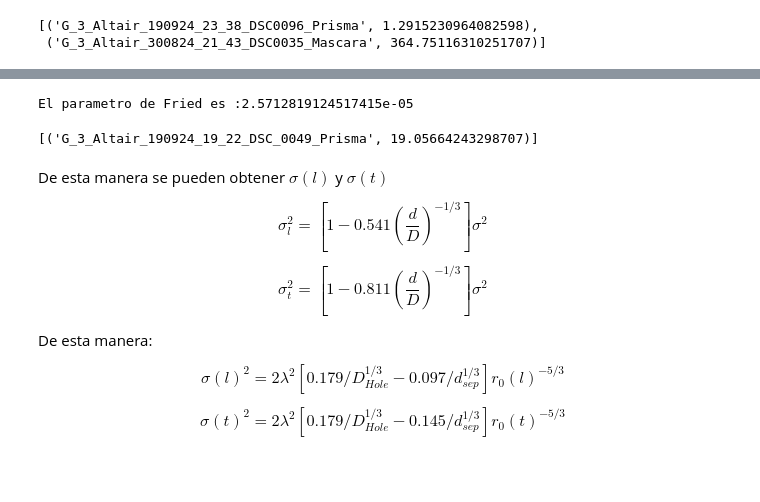
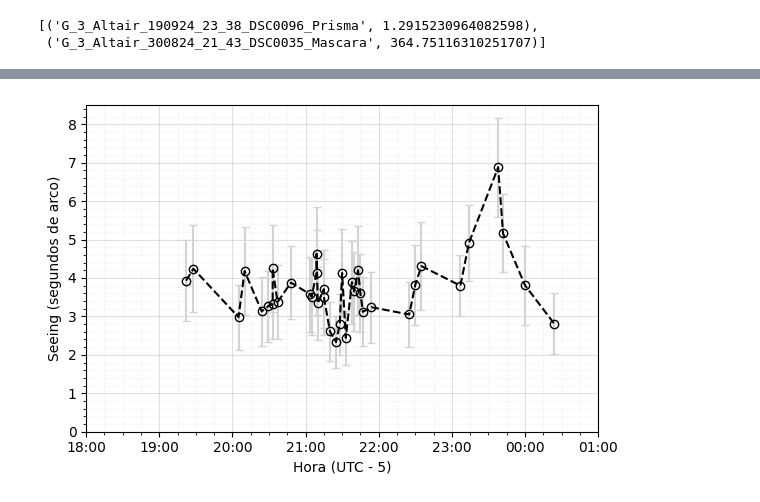
Before and after one commit to juagudeloo/Seeing-OAN, a Jupyter notebook: metodo_1_y_2.ipynb, the cells around one changed output, grey strips where cells are left out. Cells and saved outputs as stored; diff of their text form; code cells hidden in the pictures; blank space fills up the shorter version.

Commit message:
plot seeing DIMM

```diff
--- a/metodo_1_y_2.ipynb
+++ b/metodo_1_y_2.ipynb
@@ -306,29 +299,0 @@ print(r_0_1*10)
-# %%
-# Parametro de Fried
-print(f"El parametro de Fried es :{r_0}")
-# %% [output]
-El parametro de Fried es :2.5712819124517415e-05
-# %%
-seeing
-# %% [output]
-[('G_3_Altair_190924_19_22_DSC_0049_Prisma', 19.05664243298707)]
-# %% [markdown]
-De esta manera se pueden obtener $\sigma (l)$ y $\sigma (t)$
-
-$$
-\sigma_{l}^{2} = \left[1 - 0.541 \left(\frac{d}{D}\right)^{-1/3} \right] \sigma^{2}
-$$
-
-$$
-\sigma_{t}^{2} = \left[1 - 0.811 \left(\frac{d}{D}\right)^{-1/3} \right] \sigma^{2}
-$$
-
-De esta manera:
-
-$$
-\sigma (l)^2 = 2\lambda^2[0.179/D_{Hole}^{1/3} - 0.097/d_{sep}^{1/3}]r_0(l)^{-5/3}
-$$
-
-$$
-\sigma (t)^2 = 2\lambda^2[0.179/D_{Hole}^{1/3} - 0.145/d_{sep}^{1/3}]r_0(t)^{-5/3}
-$$
@@ -340,0 +300,51 @@ print(sq_mu_t)
+# %%
+import matplotlib.pyplot as plt
+import matplotlib.dates as mdates
+import pandas as pd
+from datetime import datetime, timedelta
+
+# Cargar datos
+df = pd.read_csv('DIMM_data.txt', sep='\t')
+
+# Convertir las horas a formato datetime ajustando rango
+df["Hora_datetime"] = pd.to_datetime(df["Hora"], format="%H:%M")
+df["Hora_datetime"] = df["Hora_datetime"].apply(lambda x: x + timedelta(days=1) if x.hour < 18 else x)
+
+# Ordenar por hora
+df = df.sort_values(by="Hora_datetime")
+
+# Graficar con barras de error y ajustes solicitados
+plt.figure(figsize=(6, 4))
+plt.errorbar(
+    df["Hora_datetime"],
+    df["Seeing"],
+    yerr=df["sigma (px) software"],
+    fmt="o--",                        # Línea discontinua con marcadores
+    ecolor="lightgray",               # Barras de error más claras
+    capsize=3,                        # Extensión de las barras de error
+    markerfacecolor="none",           # Marcadores sin relleno
+    markeredgecolor="black",          # Bordes de los marcadores en negro
+    color="black",                    # Línea punteada en negro
+    linestyle="--"                    # Estilo de línea discontinua
+
+)
+
+# Ajustar formato del eje x
+plt.gca().xaxis.set_major_formatter(mdates.DateFormatter("%H:%M"))
+plt.xlim([datetime.strptime("18:00", "%H:%M"), datetime.strptime("01:00", "%H:%M") + timedelta(days=1)])
+plt.ylim(0, 8.5)
+
+# Agregar etiquetas
+plt.xlabel("Hora (UTC - 5)")
+plt.ylabel("Seeing (segundos de arco)")
+
+# Agregar cuadrícula con subdivisiones
+plt.grid(which="both", alpha=0.4)     # Cuadrícula principal
+plt.minorticks_on()                  # Activar ticks menores
+plt.grid(which="minor", alpha=0.2, linestyle=":")  # Cuadrícula secundaria con estilo punteado
+
+# Mostrar gráfico
+plt.tight_layout()
+plt.show()
+# %% [output]
+[figure, added]
```
Also changed, not shown: parts of 2 cells of this notebook, 1 other file.
